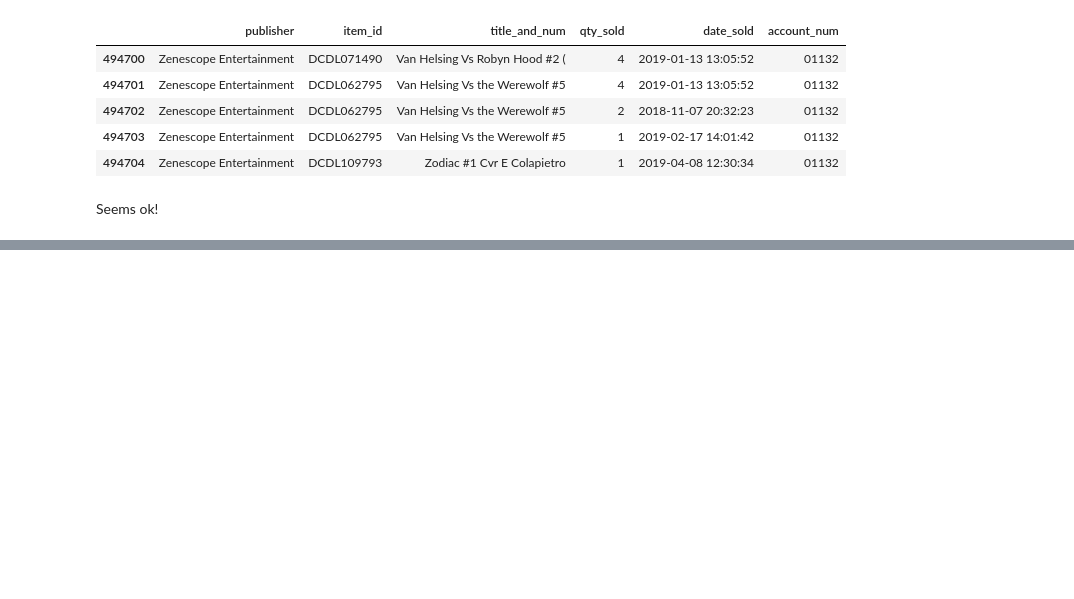
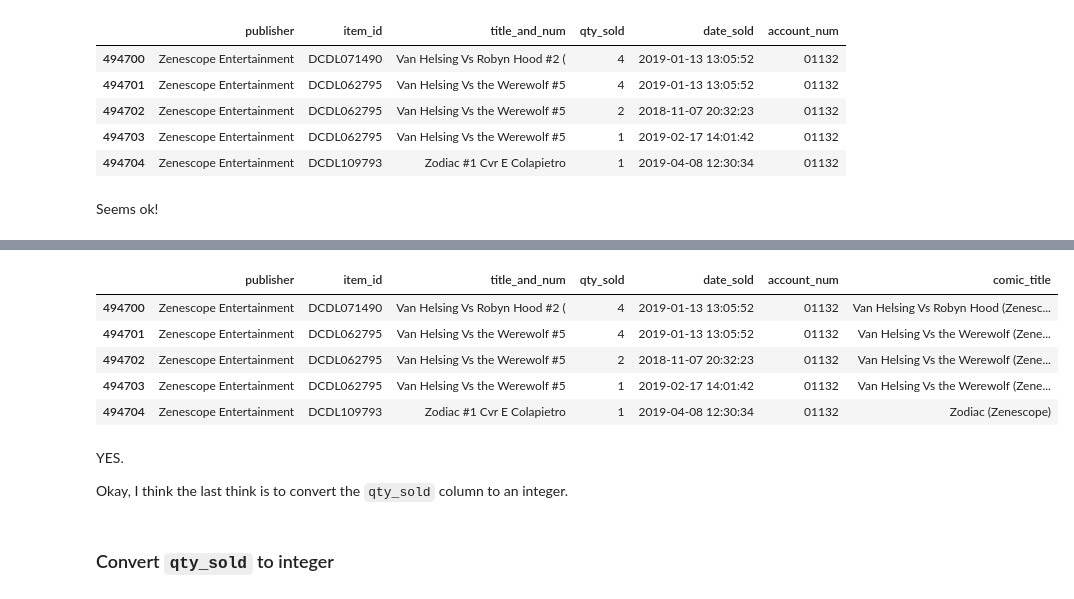
Before and after one commit to werlindo/comics_rx, a Jupyter notebook: comics_rx-data_prep.ipynb, the cells around one changed output, grey strips where cells are left out. Cells and saved outputs as stored; diff of their text form; code cells hidden in the pictures; blank space fills up the shorter version.

```diff
--- a/comics_rx-data_prep.ipynb
+++ b/comics_rx-data_prep.ipynb
@@ -333,0 +363,15 @@ trans_df.head()
+# %%
+trans_df.tail()
+# %% [output]
+|  | publisher | item_id | title_and_num | qty_sold | date_sold | account_num | comic_title |
+| 494700 | Zenescope Entertainment | DCDL071490 | Van Helsing Vs Robyn Hood #2 ( | 4 | 2019-01-13 13:05:52 | 01132 | Van Helsing Vs Robyn Hood (Zenesc... |
+| 494701 | Zenescope Entertainment | DCDL062795 | Van Helsing Vs the Werewolf #5 | 4 | 2019-01-13 13:05:52 | 01132 | Van Helsing Vs the Werewolf (Zene... |
+| 494702 | Zenescope Entertainment | DCDL062795 | Van Helsing Vs the Werewolf #5 | 2 | 2018-11-07 20:32:23 | 01132 | Van Helsing Vs the Werewolf (Zene... |
+| 494703 | Zenescope Entertainment | DCDL062795 | Van Helsing Vs the Werewolf #5 | 1 | 2019-02-17 14:01:42 | 01132 | Van Helsing Vs the Werewolf (Zene... |
+| 494704 | Zenescope Entertainment | DCDL109793 | Zodiac #1 Cvr E Colapietro | 1 | 2019-04-08 12:30:34 | 01132 | Zodiac (Zenescope) |
+# %% [markdown]
+YES.
+
+Okay, I think the last think is to convert the `qty_sold` column to an integer.
+# %% [markdown]
+### Convert `qty_sold` to integer
```
Also changed, not shown: parts of 27 cells of this notebook, 3 other files.
